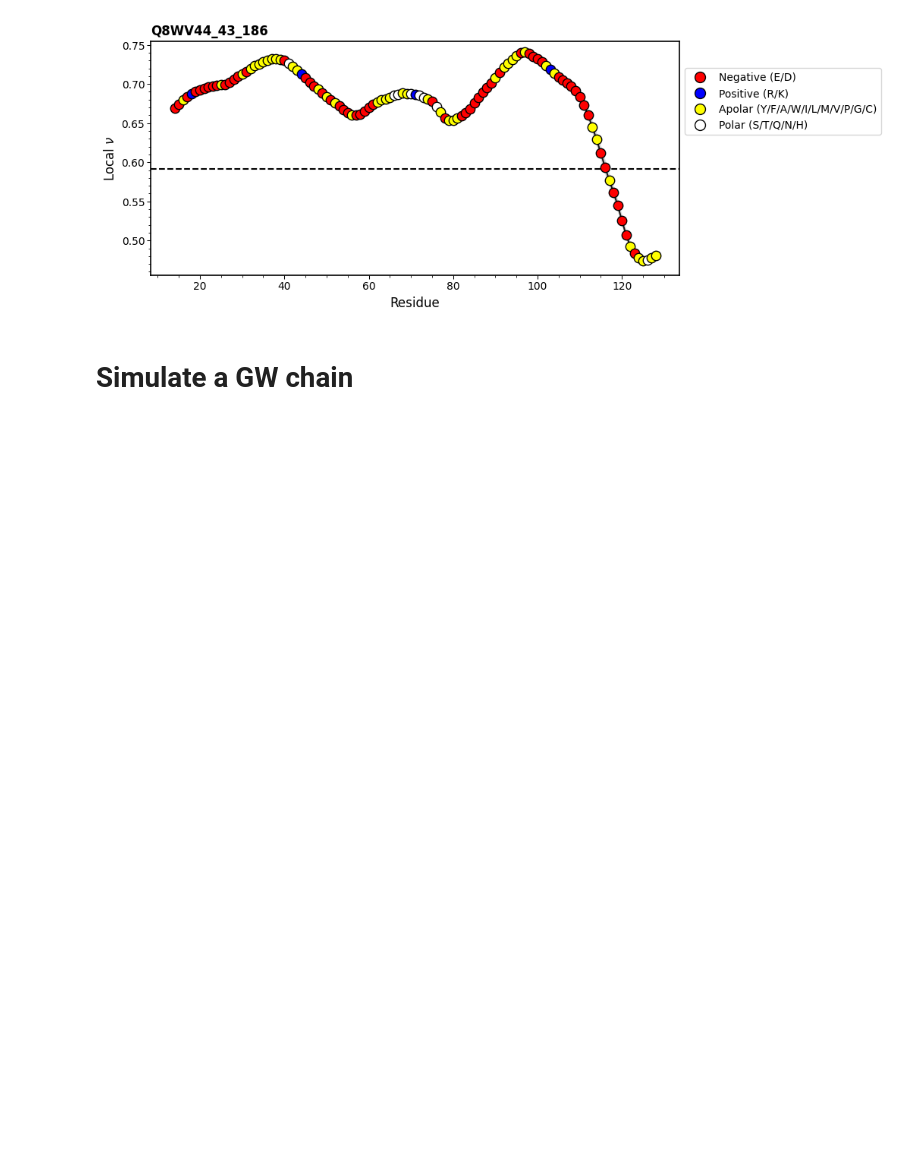
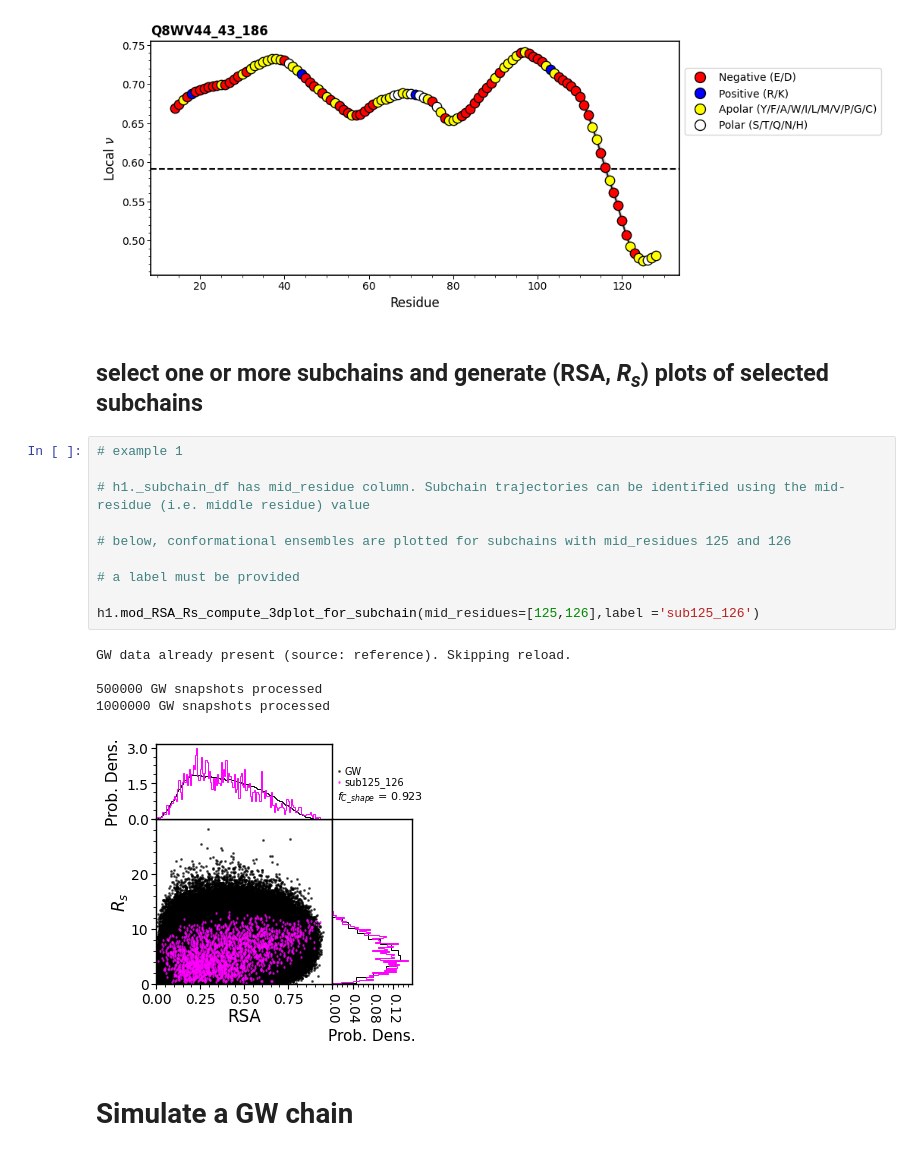
Before and after one commit to hshadman/IDP_Global_Local_Conformational_Landscapes, a Jupyter notebook: examples/example_usage.ipynb, the cells around one changed output. Cells and saved outputs as stored; diff of their text form; blank space fills up the shorter version.

```diff
--- a/examples/example_usage.ipynb
+++ b/examples/example_usage.ipynb
@@ -131,6 +124,24 @@ h1.plot_subchain_nu(9,4) # provide figure width, figure height
 # %% [output]
 nu formula is from Tesei et al. 2024
 [figure]
+# %% [markdown]
+## select one or more subchains and generate (RSA, _R<sub>s</sub>_) plots of selected subchains
+# %%
+# example 1
+
+# h1._subchain_df has mid_residue column. Subchain trajectories can be identified using the mid-residue (i.e. middle residue) value
+
+# below, conformational ensembles are plotted for subchains with mid_residues 125 and 126
+
+# a label must be provided
+
+h1.mod_RSA_Rs_compute_3dplot_for_subchain(mid_residues=[125,126],label ='sub125_126')
+# %% [output]
+GW data already present (source: reference). Skipping reload.
+
+500000 GW snapshots processed
+1000000 GW snapshots processed
+[figure, added]
 # %% [markdown]
 # Simulate a GW chain
 # %%
```
Also changed, not shown: parts of 3 cells of this notebook, 3 other files.
